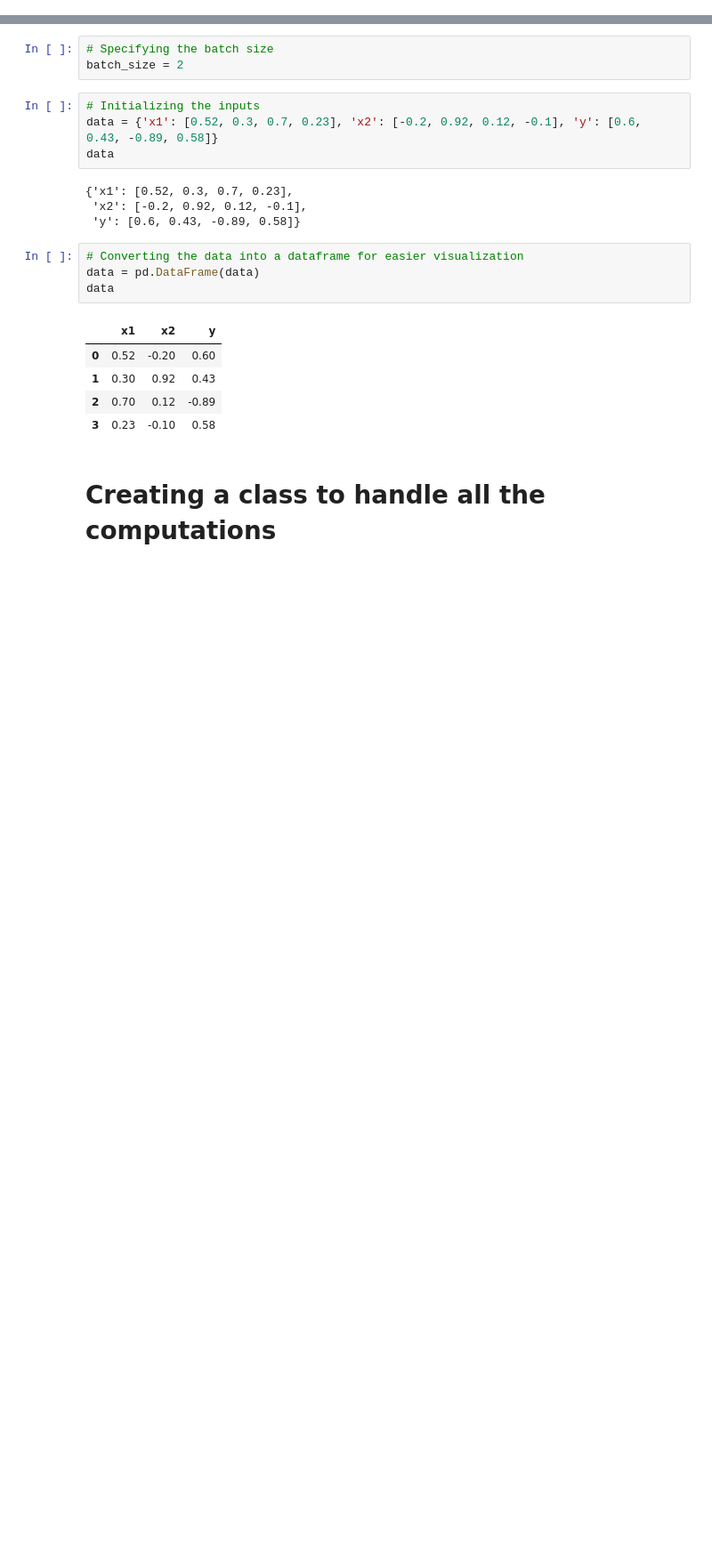
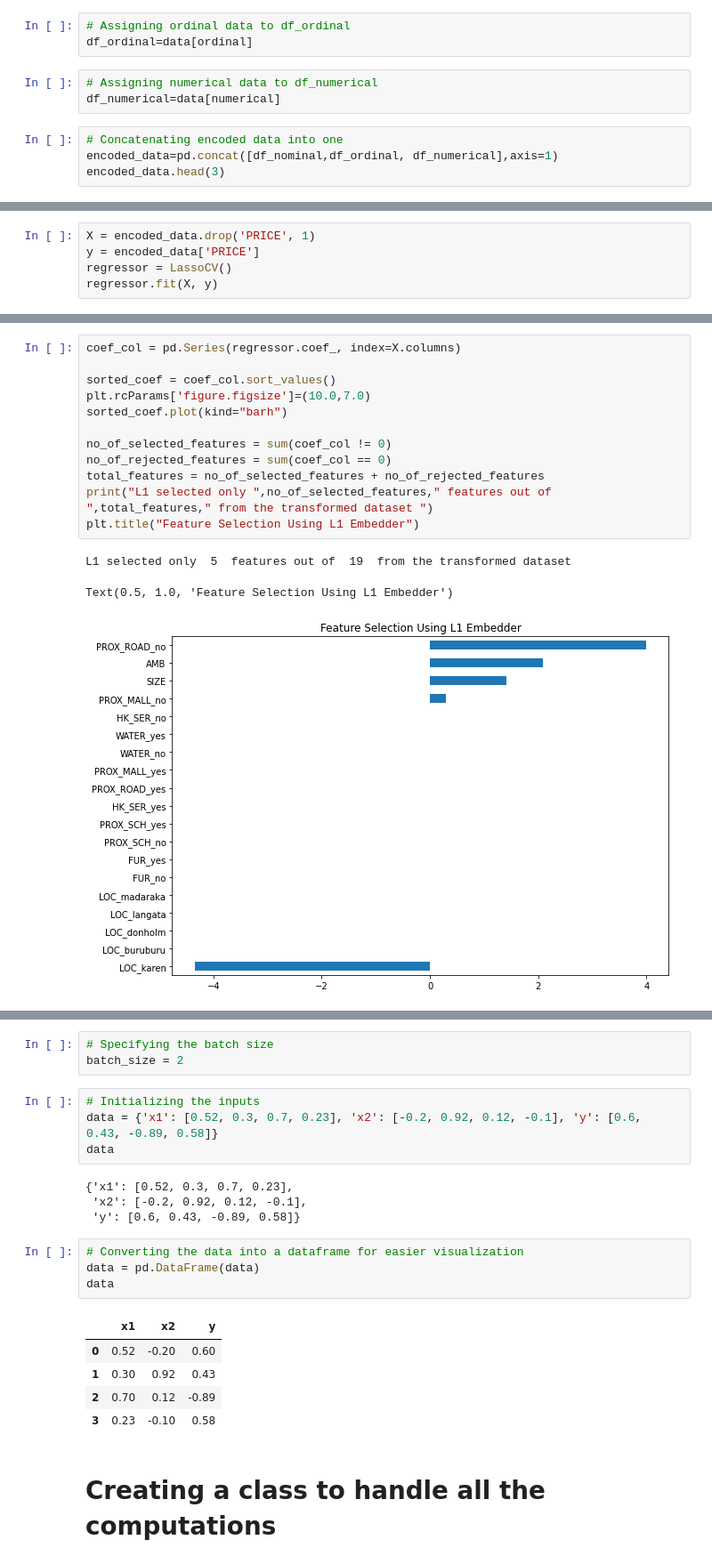
Before and after one commit to CyprianKyalo/Machine-Learning, a Jupyter notebook: Group_2_ANN.ipynb, the cells around one changed output, grey strips where cells are left out. Shown: that part at 89% size. Saved outputs shown, nothing was run; the diff lists cells and outputs as text; blank space fills up the shorter version.

```diff
--- a/Group_2_ANN.ipynb
+++ b/Group_2_ANN.ipynb
@@ -6,0 +176,10 @@ import math
+# %%
+# Assigning ordinal data to df_ordinal
+df_ordinal=data[ordinal]
+# %%
+# Assigning numerical data to df_numerical
+df_numerical=data[numerical]
+# %%
+# Concatenating encoded data into one
+encoded_data=pd.concat([df_nominal,df_ordinal, df_numerical],axis=1)
+encoded_data.head(3)
@@ -6,0 +197,5 @@ import math
+# %%
+X = encoded_data.drop('PRICE', 1)
+y = encoded_data['PRICE']
+regressor = LassoCV()
+regressor.fit(X, y)
@@ -6,0 +211,16 @@ import math
+# %%
+coef_col = pd.Series(regressor.coef_, index=X.columns)
+
+sorted_coef = coef_col.sort_values()
+plt.rcParams['figure.figsize']=(10.0,7.0)
+sorted_coef.plot(kind="barh")
+
+no_of_selected_features = sum(coef_col != 0)
+no_of_rejected_features = sum(coef_col == 0)
+total_features = no_of_selected_features + no_of_rejected_features
+print("L1 selected only ",no_of_selected_features," features out of ",total_features," from the transformed dataset ")
+plt.title("Feature Selection Using L1 Embedder")
+# %% [output]
+L1 selected only  5  features out of  19  from the transformed dataset
+Text(0.5, 1.0, 'Feature Selection Using L1 Embedder')
+[figure, added]
```
Also changed, not shown: parts of 59 cells of this notebook.
